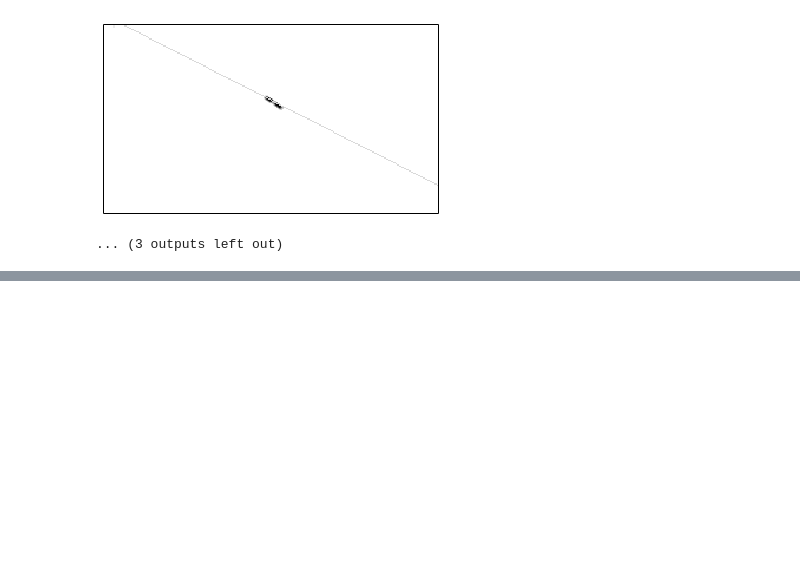
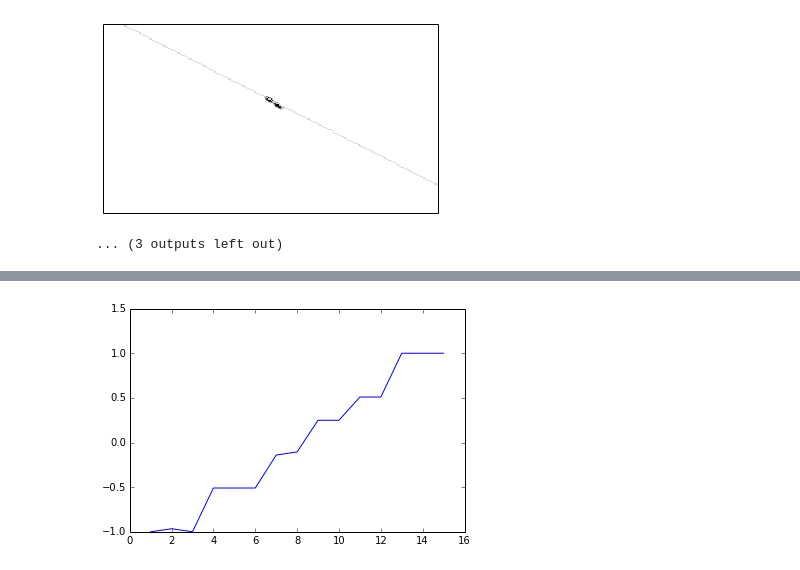
Before and after one commit to barbagroup/JITcode-MechE, a Jupyter notebook: module01_Analytical_Mechanics_II/01_Lesson01_Testing_Video_Detection.ipynb, the cells around one changed output, grey strips where cells are left out. Saved outputs shown, nothing was run; the diff lists cells and outputs as text; code cells hidden in the pictures; blank space fills up the shorter version.

```diff
--- a/module01_Analytical_Mechanics_II/01_Lesson01_Testing_Video_Detection.ipynb
+++ b/module01_Analytical_Mechanics_II/01_Lesson01_Testing_Video_Detection.ipynb
@@ -42,12 +42,12 @@ def Image_Diff(img1, img2):
 
             mag = .7*r+.2*g+.1*b
 
-            if mag < 10:
+            if mag < 20:
                 mag = 0
 
             out[y][x] = mag
 
-    return out#cv2.medianBlur(cv2.fromArray(out),3)
+    return out
 # %%
 boo = Image_Diff(tmp1,tmp2)
 print boo
@@ -67,7 +67,7 @@ def Find_Line(img, show = False):
     lines = cv2.HoughLines(blur,1,np.pi/180,10)
 
     if lines == None:
-        return
+        return None
 
     r,t = lines[0][0]
     m = -1./math.tan(t)
@@ -84,12 +84,13 @@ def Find_Line(img, show = False):
     return m,b
 # %%
 images = range(18)
+lines  = range(1,16)
 for i in range(1,17):
     images[i] = Load_Image("blur/frame"+str(i)+".png")
 
 for i in range(1,16):
     diff = Image_Diff(images[i],images[i+1])
-    Find_Line(diff, True)
+    lines[i-1] = Find_Line(diff, True)[0]
 # %% [output]
 [figure]
 [figure]
@@ -106,0 +126,5 @@ for i in range(1,16):
+# %%
+plt.plot(range(1,16),lines)
+plt.show()
+# %% [output]
+[figure, added]
```
Also changed, not shown: parts of 3 cells of this notebook.
